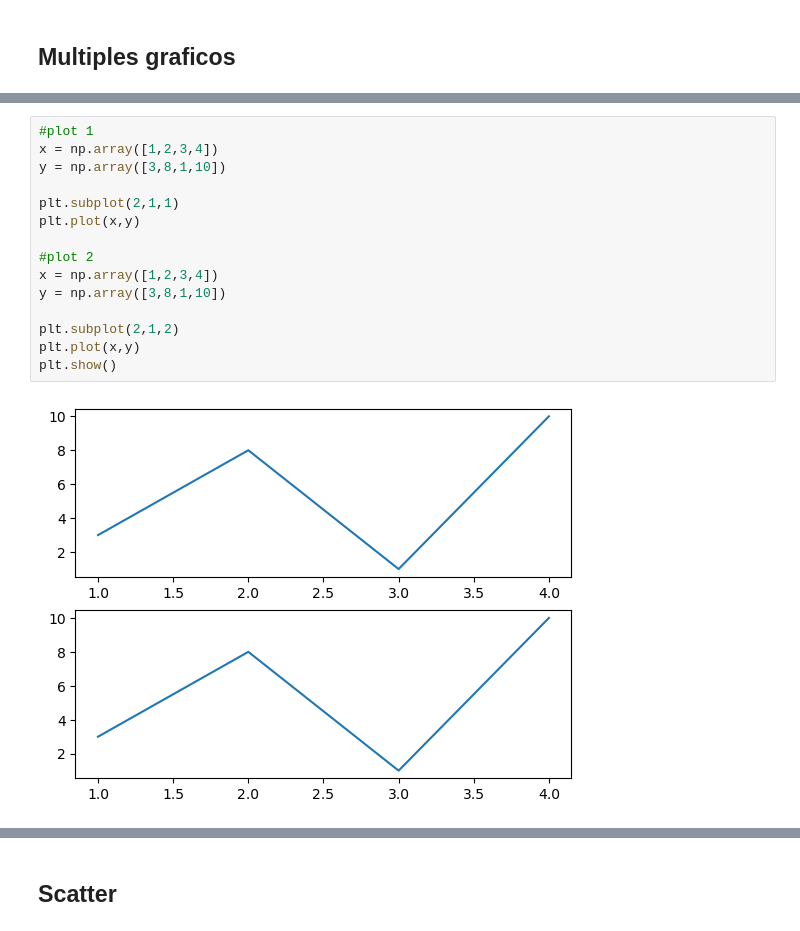
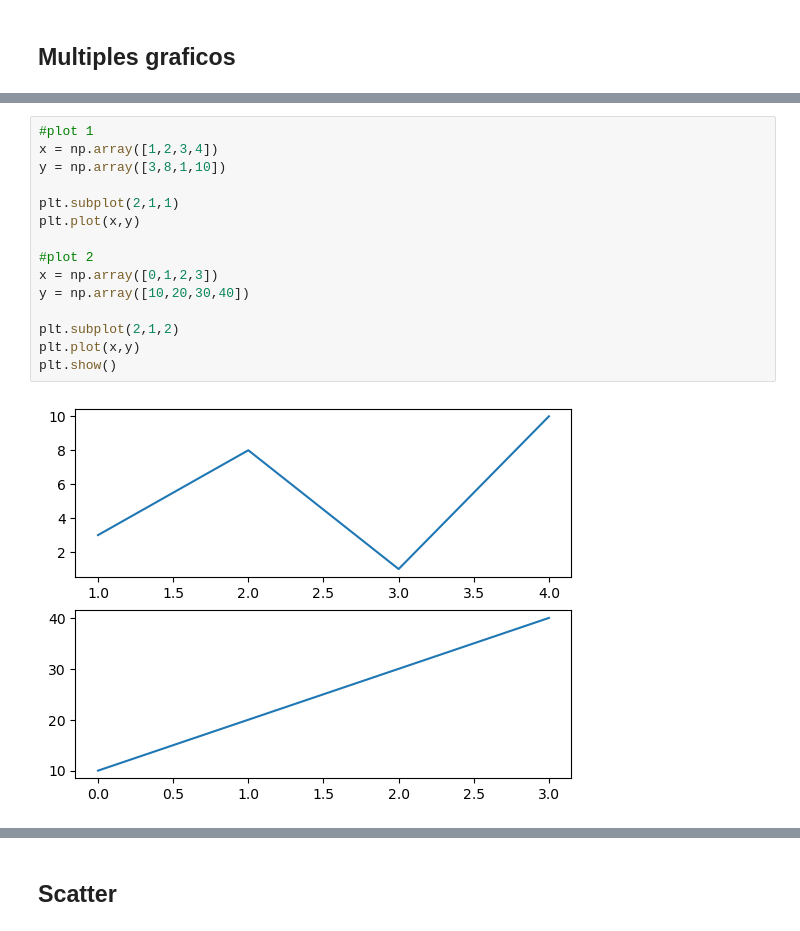
Before and after one commit to Ulimax/clase21, a Jupyter notebook: numpy.ipynb, the cells around one changed output, grey strips where cells are left out. Cells and saved outputs as stored; diff of their text form.

```diff
--- a/numpy.ipynb
+++ b/numpy.ipynb
@@ -669,20 +922,20 @@ plt.show()
 # %%
 #plot 1
 x = np.array([1,2,3,4])
 y = np.array([3,8,1,10])
 
 plt.subplot(2,1,1)
 plt.plot(x,y)
 
 #plot 2
-x = np.array([1,2,3,4])
-y = np.array([3,8,1,10])
+x = np.array([0,1,2,3])
+y = np.array([10,20,30,40])
 
 plt.subplot(2,1,2)
 plt.plot(x,y)
 plt.show()
 # %% [output]
-[figure, old version]
+[figure, new version]
 # %%
 #plot 1
 x = np.array([1,2,3,4])
```
Also changed, not shown: parts of 73 cells of this notebook, 5 other files.
